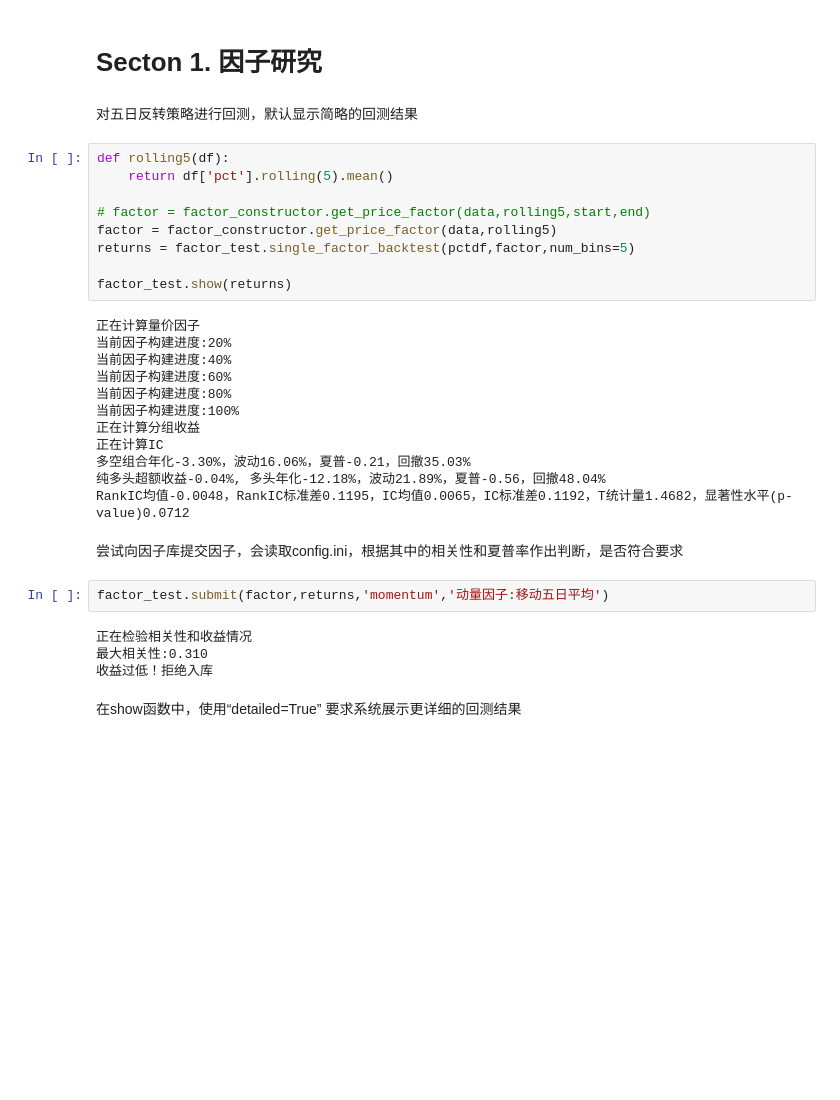
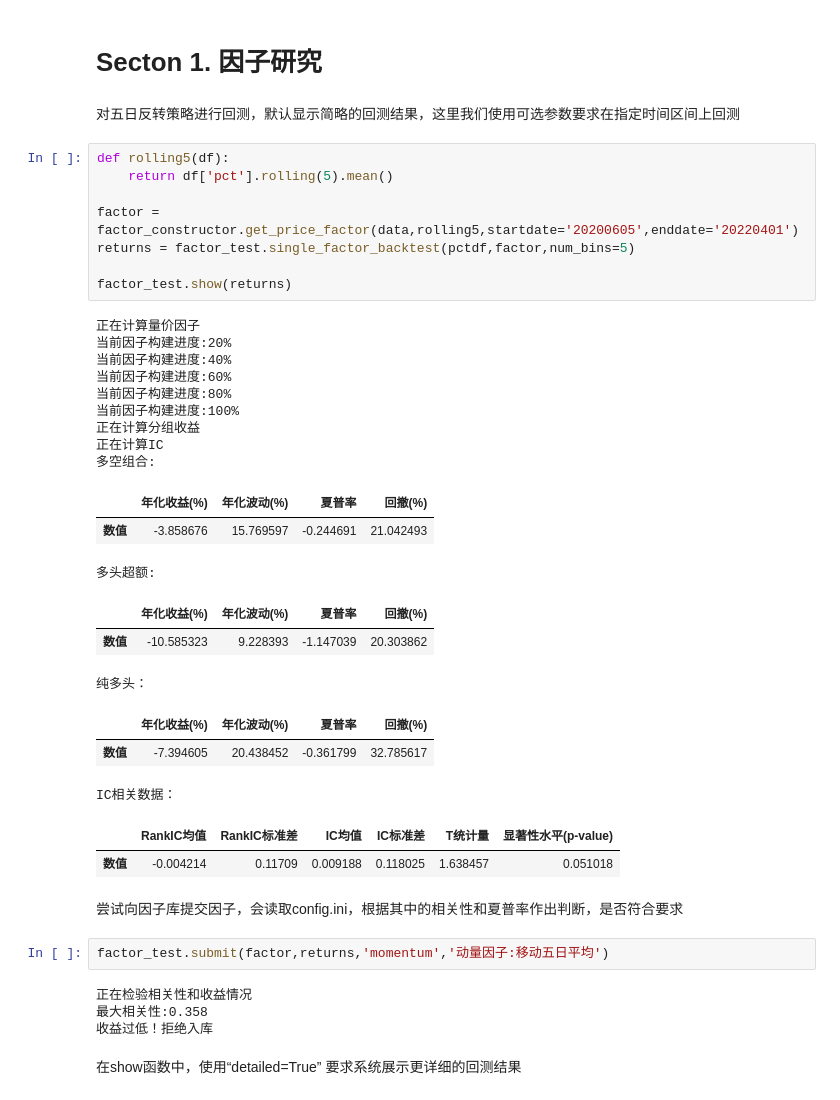
Before and after one commit to enter-a-name/-, a Jupyter notebook: test.ipynb, the cells around one changed output. Cells and saved outputs as stored; diff of their text form; blank space fills up the shorter version.

```diff
--- a/test.ipynb
+++ b/test.ipynb
@@ -21,35 +22,43 @@ pctdf,data = internal_data_loader.load_processed_prices()
 # %% [markdown]
 # Secton 1. 因子研究
 # %% [markdown]
-对五日反转策略进行回测，默认显示简略的回测结果
+对五日反转策略进行回测，默认显示简略的回测结果，这里我们使用可选参数要求在指定时间区间上回测
 # %%
 def rolling5(df):
     return df['pct'].rolling(5).mean()
 
-# factor = factor_constructor.get_price_factor(data,rolling5,start,end)
-factor = factor_constructor.get_price_factor(data,rolling5)
+factor = factor_constructor.get_price_factor(data,rolling5,startdate='20200605',enddate='20220401')
 returns = factor_test.single_factor_backtest(pctdf,factor,num_bins=5)
 
 factor_test.show(returns)
 # %% [output]
 正在计算量价因子
 当前因子构建进度:20%
 当前因子构建进度:40%
 当前因子构建进度:60%
 当前因子构建进度:80%
 当前因子构建进度:100%
 正在计算分组收益
 正在计算IC
-多空组合年化-3.30%，波动16.06%，夏普-0.21，回撤35.03%
-纯多头超额收益-0.04%, 多头年化-12.18%，波动21.89%，夏普-0.56，回撤48.04%
-RankIC均值-0.0048，RankIC标准差0.1195，IC均值0.0065，IC标准差0.1192，T统计量1.4682，显著性水平(p-value)0.0712
+多空组合:
+|  | 年化收益(%) | 年化波动(%) | 夏普率 | 回撤(%) |
+| 数值 | -3.858676 | 15.769597 | -0.244691 | 21.042493 |
+多头超额:
+|  | 年化收益(%) | 年化波动(%) | 夏普率 | 回撤(%) |
+| 数值 | -10.585323 | 9.228393 | -1.147039 | 20.303862 |
+纯多头：
+|  | 年化收益(%) | 年化波动(%) | 夏普率 | 回撤(%) |
+| 数值 | -7.394605 | 20.438452 | -0.361799 | 32.785617 |
+IC相关数据：
+|  | RankIC均值 | RankIC标准差 | IC均值 | IC标准差 | T统计量 | 显著性水平(p-value) |
+| 数值 | -0.004214 | 0.11709 | 0.009188 | 0.118025 | 1.638457 | 0.051018 |
 # %% [markdown]
 尝试向因子库提交因子，会读取config.ini，根据其中的相关性和夏普率作出判断，是否符合要求
 # %%
 factor_test.submit(factor,returns,'momentum','动量因子:移动五日平均')
 # %% [output]
 正在检验相关性和收益情况
-最大相关性:0.310
+最大相关性:0.358
 收益过低！拒绝入库
 # %% [markdown]
 在show函数中，使用“detailed=True”  要求系统展示更详细的回测结果
```
Also changed, not shown: parts of 25 cells of this notebook, 7 other files.
